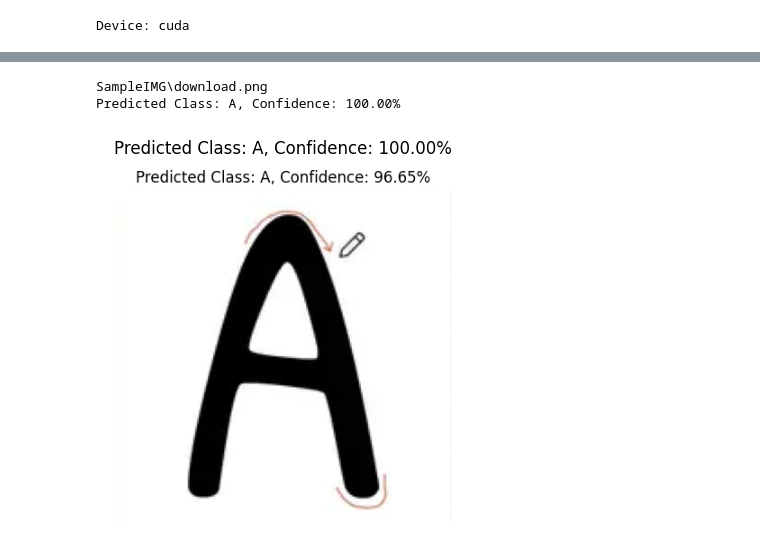
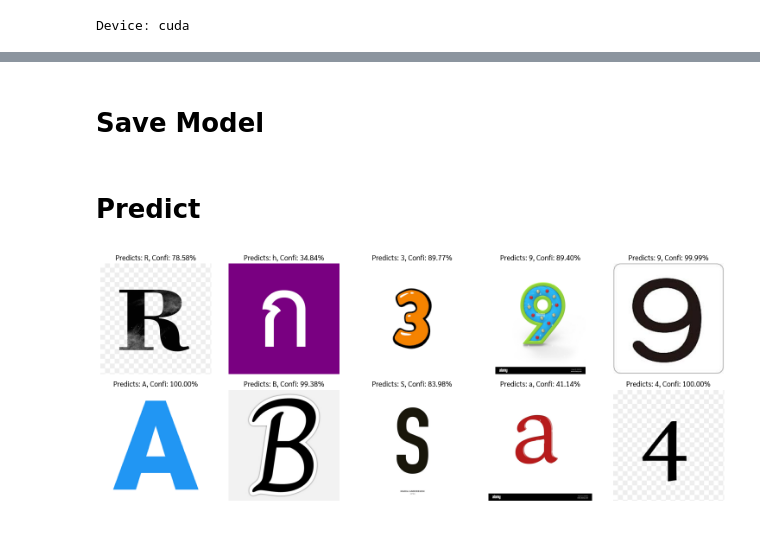
Before and after one commit to Meena-Ola/EGCO486-OCR, a Jupyter notebook: main.ipynb, the cells around one changed output, grey strips where cells are left out. Drawn from its saved outputs; the diff is of its cells as text; code cells hidden in the pictures.

Commit message:
Check Overfit and Predict then do Thai Model

```diff
--- a/main.ipynb
+++ b/main.ipynb
@@ -9,0 +16,5 @@ import os
+# %%
+wget.download('https://github.com/google/fonts/raw/main/ofl/sarabun/Sarabun-Regular.ttf')
+import matplotlib as mpl
+mpl.font_manager.fontManager.addfont('Sarabun-Regular.ttf')
+mpl.rc('font', family='Sarabun')
@@ -60,2 +116,4 @@ Test Loss: 0.0750, Test Accuracy: 97.79%
+# %% [markdown]
+# Save Model
 # %%
 #Save Model
@@ -63,10 +121,10 @@ torch.save(model.state_dict(),"OCR.pth")
+# %% [markdown]
+# Predict
 # %%
 path = os.listdir("SampleIMG")
 path = [os.path.join("SampleIMG", item) for item in path]
 random.shuffle(path)
 # %%
-Prediction.predict(model=model,device=device,image_paths=path,transform=P.preprocessing_pipeline,num_feature=num_feature)
+Prediction.predict(model=model,device=device,image_paths=path,transform=P.preprocessing_pipeline,num_feature=num_feature,OCR="ENGOCR.pth",THAI=False)
 # %% [output]
-SampleIMG\download.png
-Predicted Class: A, Confidence: 100.00%
-[figure, old version]
+[figure, new version]
```
Also changed, not shown: parts of 13 cells of this notebook, 8 other files.
